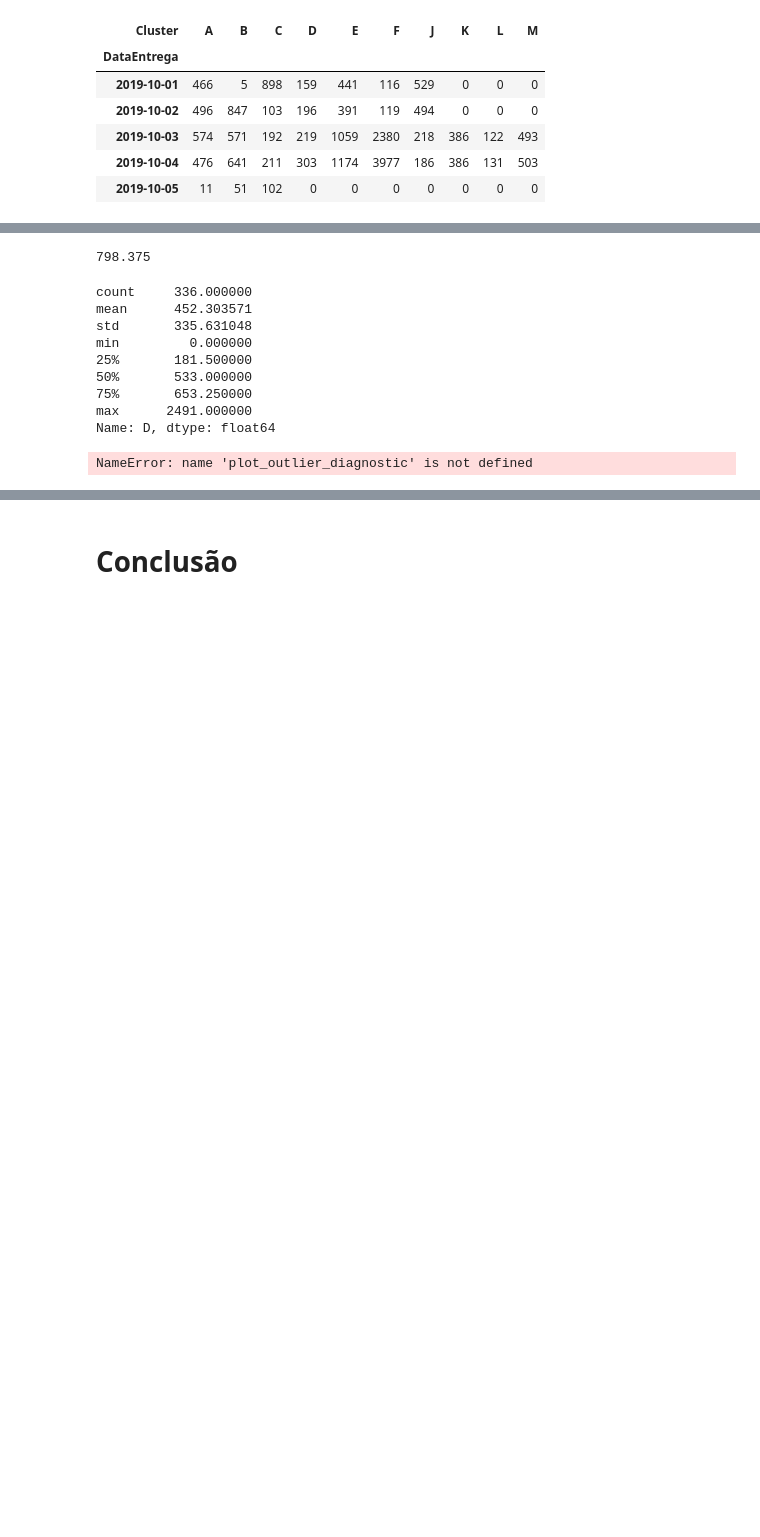
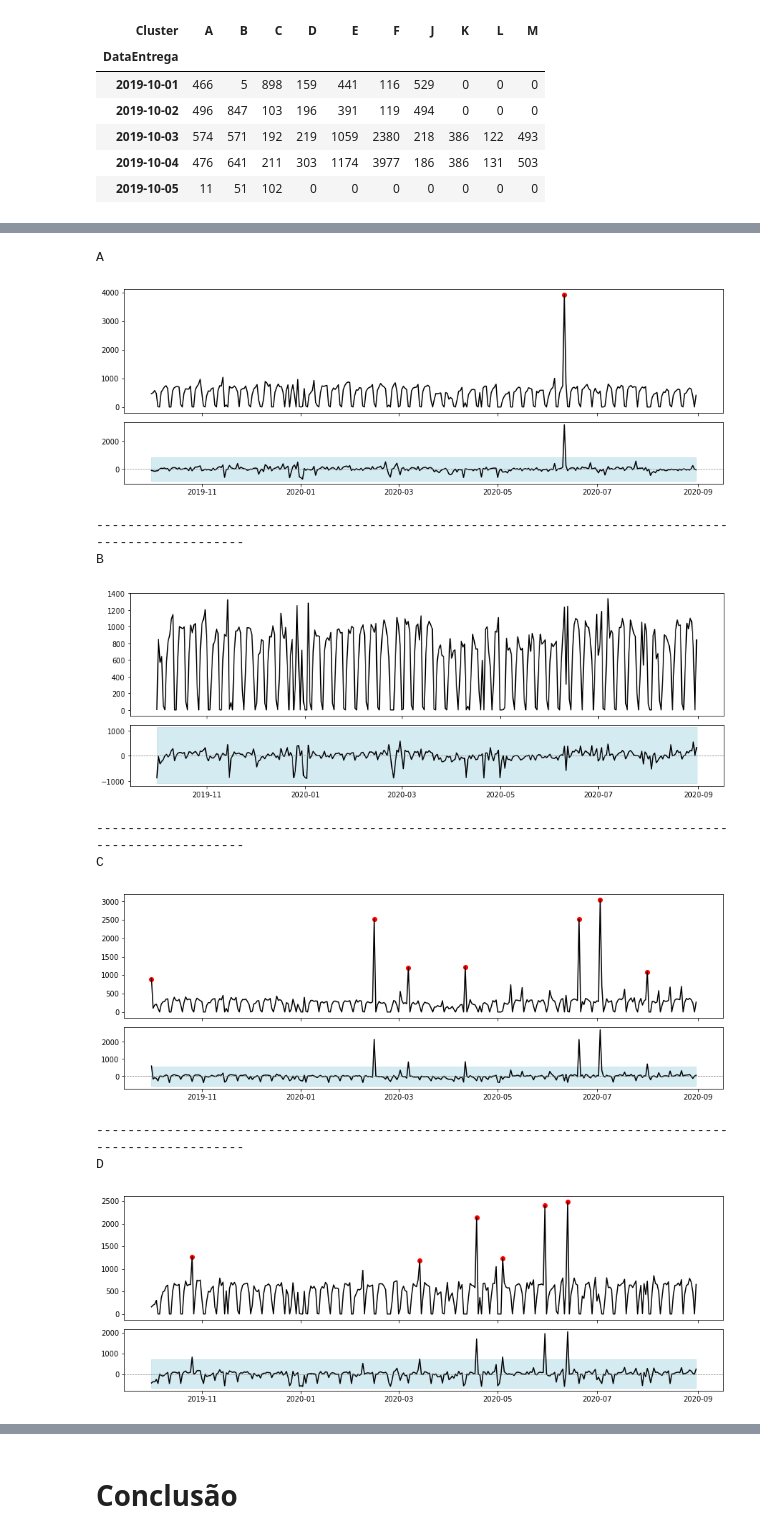
Before and after one commit to leofmr/shipping_predictions, a Jupyter notebook: 01 - análise descritiva.ipynb, the cells around one changed output, grey strips where cells are left out. Cells and saved outputs as stored; diff of their text form; code cells hidden in the pictures; blank space fills up the shorter version.

```diff
--- a/01 - análise descritiva.ipynb
+++ b/01 - análise descritiva.ipynb
@@ -343,12 +353,26 @@ plt.show()
 # %%
-def match_outlier_normal(X: pd.Series, std_mul: float = 3.0) -> pd.Series:
-    return X.abs() > X.mean() + std_mul * X.std()
+def match_outlier_normal(X: pd.Series, std_mul: float = 3.0) -> tuple[pd.Series, float, float]:
+    std = X.std()
+    mean = X.mean()
+
+    lower = mean - std_mul * std
+    upper = mean + std_mul * std
+
+    outlier_mask = (X < lower) | (X > upper)
+
+    return outlier_mask, lower, upper
 # %%
-def match_outlier_iqr_dist(X: pd.Series, iqr_mul: float = 5.0) -> pd.Series:
+def match_outlier_iqr_dist(X: pd.Series, iqr_mul: float = 5.0) -> tuple[pd.Series, float, float]:
     q25 = X.quantile(q=0.25)
     q75 = X.quantile(q=0.75)
     iqr = q75 - q25
-    return (X < q25 - iqr * iqr_mul) | (X > q75 + iqr * iqr_mul)
+
+    lower = q25 - iqr * iqr_mul
+    upper = q75 + iqr * iqr_mul
+
+    outlier_mask = (X < lower) | (X > upper)
+
+    return outlier_mask, lower, upper
 # %%
 def get_weekly_mean_diffs(X: pd.Series):
     weekdays = X.index.weekday
@@ -360,9 +384,9 @@ def plot_outlier_diagnostic(cluster_data: pd.Series, method: str = "iqr") -> Non
     cluster_weekly_mean_diff = get_weekly_mean_diffs(X=cluster_data)
 
     if method == "iqr":
-        outlier_mask = match_outlier_iqr_dist(X=cluster_weekly_mean_diff)
+        outlier_mask, lower, upper = match_outlier_iqr_dist(X=cluster_weekly_mean_diff)
     elif method == "normal":
-        outlier_mask = match_outlier_normal(X=cluster_weekly_mean_diff)
+        outlier_mask, lower, upper = match_outlier_normal(X=cluster_weekly_mean_diff)
     else:
         print(f"Método '{method}' não disponível.")
         return
@@ -378,27 +402,24 @@ def plot_outlier_diagnostic(cluster_data: pd.Series, method: str = "iqr") -> Non
 
 
     ax2.plot(cluster_weekly_mean_diff, c="black")
-    ax2.fill_between(cluster_weekly_mean_diff.index, -500, 500, alpha=0.5, color="lightblue")
+    ax2.fill_between(cluster_weekly_mean_diff.index, lower, upper, alpha=0.5, color="lightblue")
     ax2.axhline(0, c="gray", linestyle="--", linewidth=0.7)
 
     plt.show()
-# %%
-1.5 * cluster_time_series["D"].quantile(0.75) - cluster_time_series["D"].quantile(0.25)
-# %% [output]
-798.375
-# %%
-cluster_time_series["D"].describe()
-# %% [output]
-count     336.000000
-mean      452.303571
-std       335.631048
-min         0.000000
-25%       181.500000
-50%       533.000000
-75%       653.250000
-max      2491.000000
-Name: D, dtype: float64
 # %%
-plot_outlier_diagnostic(cluster_time_series["F"], method="iqr")
+for col in cluster_ts.columns:
+    print(col)
+    plot_outlier_diagnostic(cluster_ts[col], method="iqr")
+    print("-"*100)
 # %% [output]
-NameError: name 'plot_outlier_diagnostic' is not defined
+A
+[figure, added]
+----------------------------------------------------------------------------------------------------
+B
+[figure, added]
+----------------------------------------------------------------------------------------------------
+C
+[figure, added]
+----------------------------------------------------------------------------------------------------
+D
+[figure, added]
```
Also changed, not shown: parts of 12 cells of this notebook.
